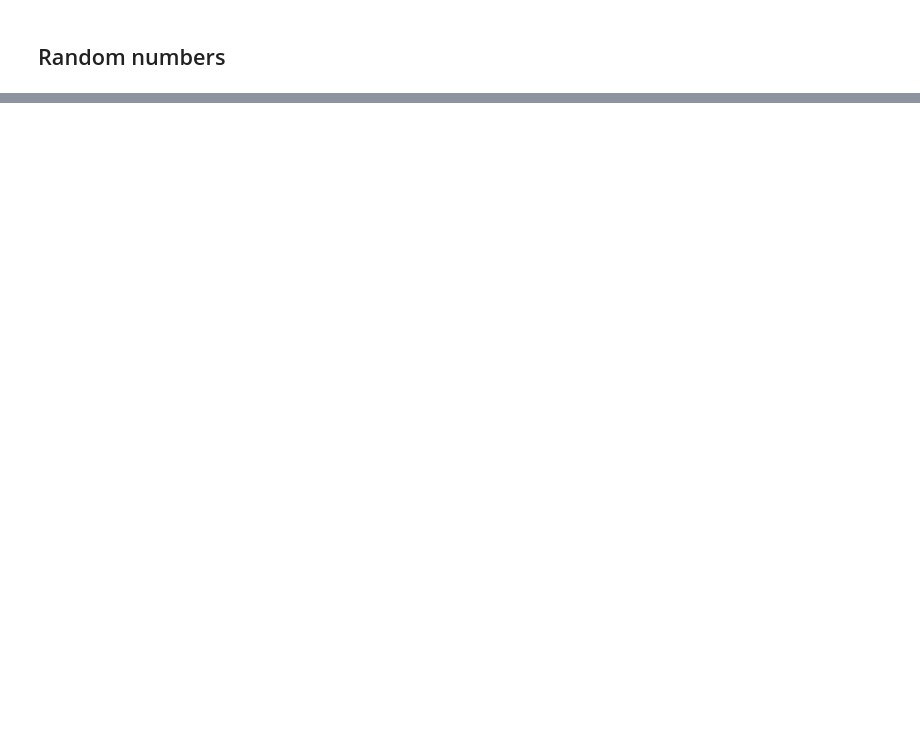
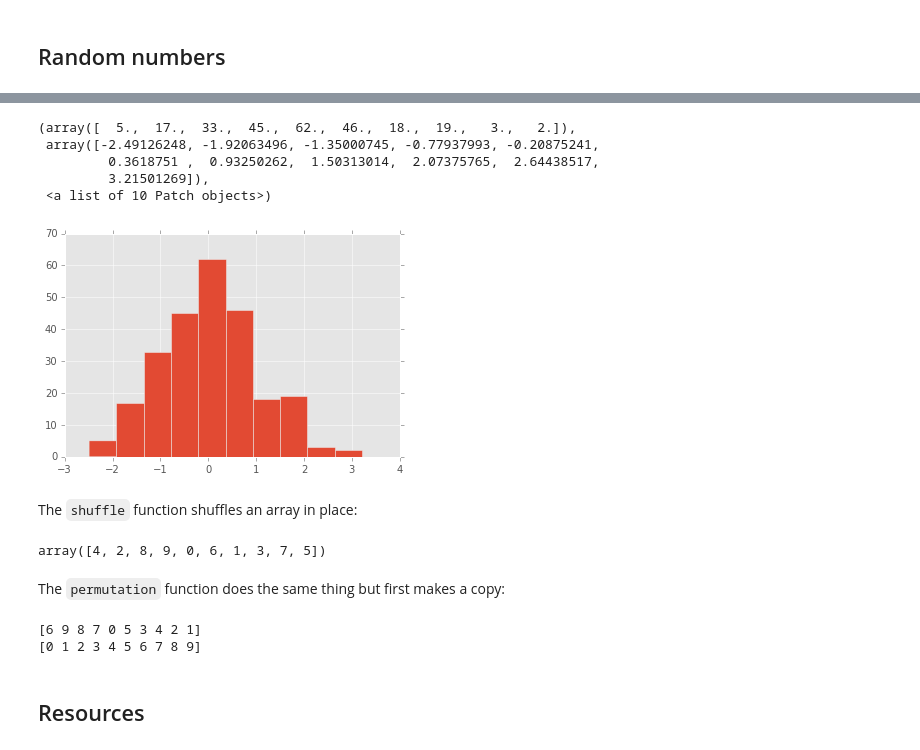
Before and after one commit to calpolydatascience/data301, a Jupyter notebook: Content/Numpy/NumPy.ipynb, the cells around one changed output, grey strips where cells are left out. Drawn from its saved outputs; the diff is of its cells as text; code cells hidden in the pictures; blank space fills up the shorter version.

```diff
--- a/Content/Numpy/NumPy.ipynb
+++ b/Content/Numpy/NumPy.ipynb
@@ -242,0 +640,28 @@ np.random.
+# %%
+plt.hist(np.random.randn(250))
+# %% [output]
+(array([  5.,  17.,  33.,  45.,  62.,  46.,  18.,  19.,   3.,   2.]),
+ array([-2.49126248, -1.92063496, -1.35000745, -0.77937993, -0.20875241,
+         0.3618751 ,  0.93250262,  1.50313014,  2.07375765,  2.64438517,
+         3.21501269]),
+ <a list of 10 Patch objects>)
+[figure, added]
+# %% [markdown]
+The `shuffle` function shuffles an array in place:
+# %%
+a = np.arange(0,10)
+np.random.shuffle(a)
+a
+# %% [output]
+array([4, 2, 8, 9, 0, 6, 1, 3, 7, 5])
+# %% [markdown]
+The `permutation` function does the same thing but first makes a copy:
+# %%
+a = np.arange(0,10)
+print(np.random.permutation(a))
+print(a)
+# %% [output]
+[6 9 8 7 0 5 3 4 2 1]
+[0 1 2 3 4 5 6 7 8 9]
+# %% [markdown]
+## Resources
```
Also changed, not shown: parts of 150 cells of this notebook, 4 other files.
